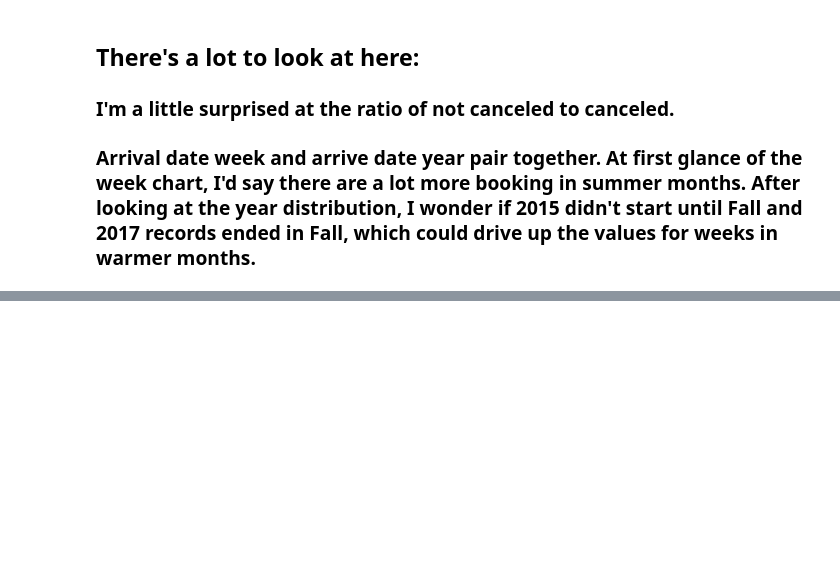
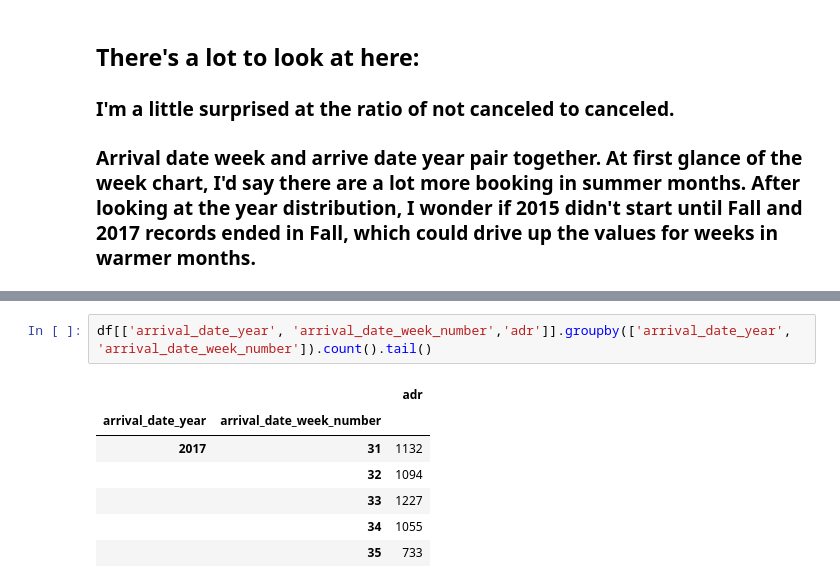
Before and after one commit to josephburton06/Hotel-Bookings, a Jupyter notebook: hotel_bookings.ipynb, the cells around one changed output, grey strips where cells are left out. Drawn from its saved outputs; the diff is of its cells as text; blank space fills up the shorter version.

```diff
--- a/hotel_bookings.ipynb
+++ b/hotel_bookings.ipynb
@@ -143,0 +178,10 @@ for i, col in enumerate(df1.columns):
+# %%
+df[['arrival_date_year', 'arrival_date_week_number','adr']].groupby(['arrival_date_year', 'arrival_date_week_number']).count().tail()
+# %% [output]
+|  |  | adr |
+| arrival_date_year | arrival_date_week_number |  |
+| 2017 | 31 | 1132 |
+|  | 32 | 1094 |
+|  | 33 | 1227 |
+|  | 34 | 1055 |
+|  | 35 | 733 |
```
Also changed, not shown: parts of 10 cells of this notebook.
